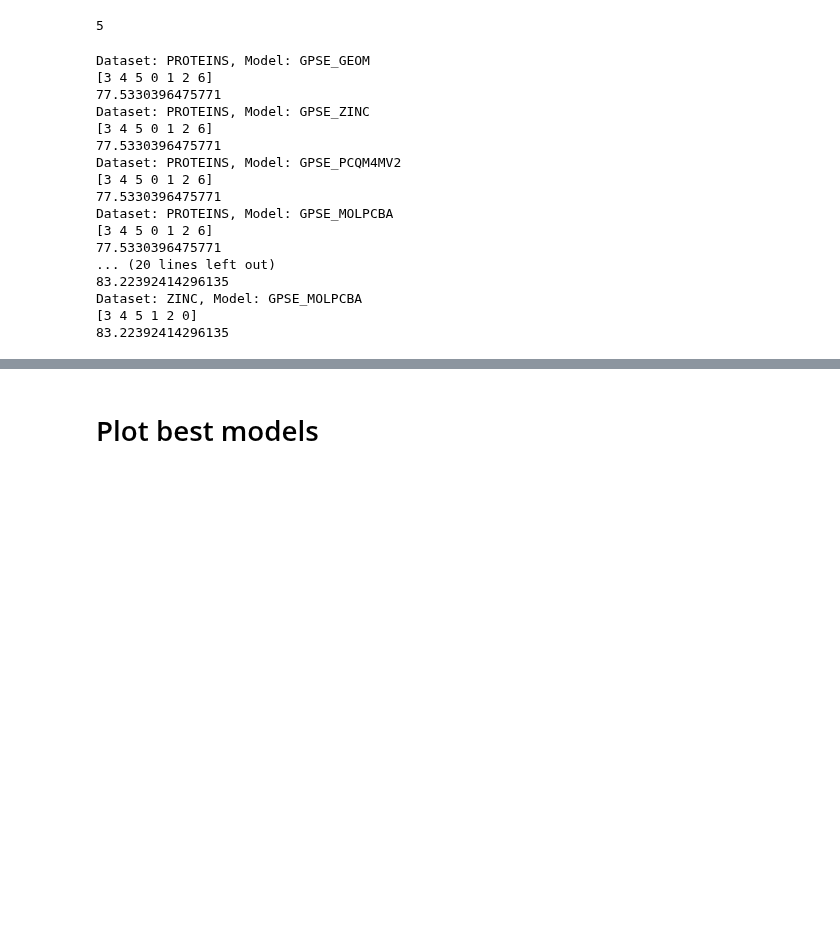
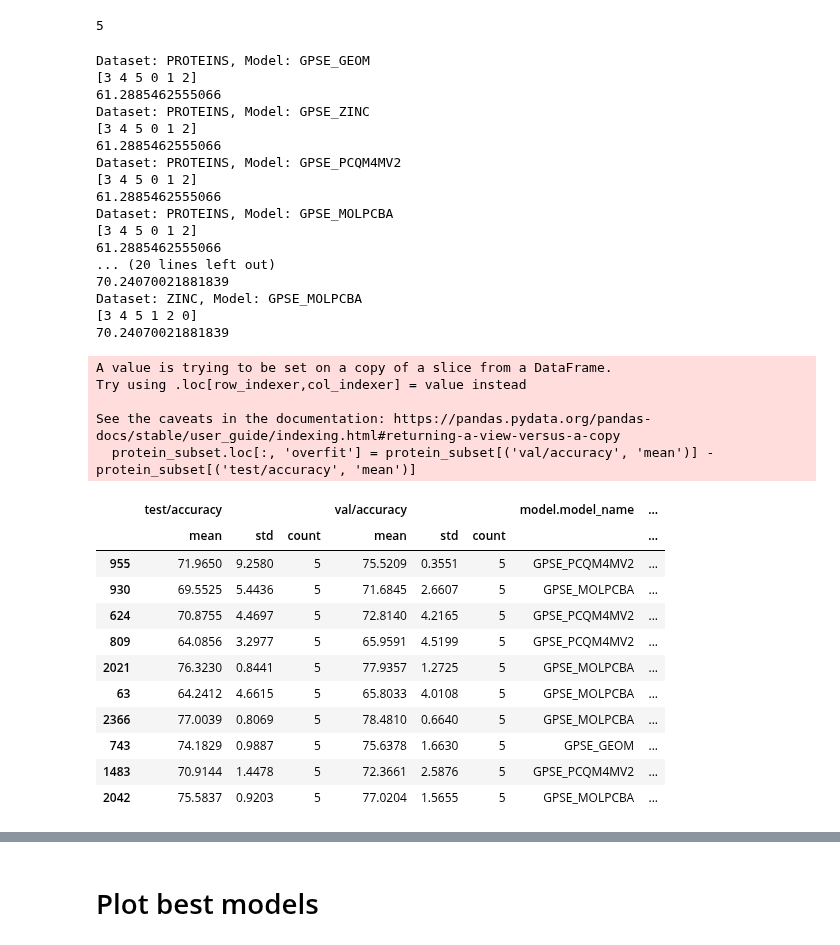
Before and after one commit to geometric-intelligence/TopoBench, a Jupyter notebook: result_processing.ipynb, the cells around one changed output, grey strips where cells are left out. Cells and saved outputs as stored; diff of their text form; code cells hidden in the pictures; blank space fills up the shorter version.

```diff
--- a/result_processing.ipynb
+++ b/result_processing.ipynb
@@ -299,8 +299,8 @@ for dataset in datasets:
         print(f"Dataset: {dataset}, Model: {model}")
         print(aggregated[(eval_metric, 'count')].unique())
         #print(aggregated['dataset.split_params.data_seed'].unique())
-        print((aggregated[(eval_metric, 'count')] >= 4).sum() / len(aggregated) * 100)
-        aggregated = aggregated[aggregated[(eval_metric, 'count')] >= 4]
+        print((aggregated[(eval_metric, 'count')] >= 5).sum() / len(aggregated) * 100)
+        aggregated = aggregated[aggregated[(eval_metric, 'count')] >= 5]
         #print(len(aggregated[aggregated['seed'] > 4]))
         aggregated = aggregated.sort_values(
                 by=(eval_metric, "mean"), ascending=(direction == 'min')
@@ -395,20 +395,42 @@ for dataset in datasets:
 #         plt.close()
 # %% [output]
 Dataset: PROTEINS, Model: GPSE_GEOM
-[3 4 5 0 1 2 6]
-77.5330396475771
+[3 4 5 0 1 2]
+61.2885462555066
 Dataset: PROTEINS, Model: GPSE_ZINC
-[3 4 5 0 1 2 6]
-77.5330396475771
+[3 4 5 0 1 2]
+61.2885462555066
 Dataset: PROTEINS, Model: GPSE_PCQM4MV2
-[3 4 5 0 1 2 6]
-77.5330396475771
+[3 4 5 0 1 2]
+61.2885462555066
 Dataset: PROTEINS, Model: GPSE_MOLPCBA
-[3 4 5 0 1 2 6]
-77.5330396475771
+[3 4 5 0 1 2]
+61.2885462555066
 ... (20 lines left out)
-83.22392414296135
+70.24070021881839
 Dataset: ZINC, Model: GPSE_MOLPCBA
 [3 4 5 1 2 0]
-83.22392414296135
+70.24070021881839
+# %%
+protein_subset = collect_subsets['NCI1'][['test/accuracy', 'val/accuracy', 'model.model_name', 'transforms.sann_encoding.neighborhoods', 'model.backbone.n_layers']]
+protein_subset.loc[:, 'overfit'] = protein_subset[('val/accuracy', 'mean')] - protein_subset[('test/accuracy', 'mean')]
+protein_subset.sort_values(by='overfit', ascending=False).head(10)
+# %% [output]
+A value is trying to be set on a copy of a slice from a DataFrame.
+Try using .loc[row_indexer,col_indexer] = value instead
+
+See the caveats in the documentation: https://pandas.pydata.org/pandas-docs/stable/user_guide/indexing.html#returning-a-view-versus-a-copy
+  protein_subset.loc[:, 'overfit'] = protein_subset[('val/accuracy', 'mean')] - protein_subset[('test/accuracy', 'mean')]
+|  | test/accuracy |  |  | val/accuracy |  |  | model.model_name | ... |
+|  | mean | std | count | mean | std | count |  | ... |
+| 955 | 71.9650 | 9.2580 | 5 | 75.5209 | 0.3551 | 5 | GPSE_PCQM4MV2 | ... |
+| 930 | 69.5525 | 5.4436 | 5 | 71.6845 | 2.6607 | 5 | GPSE_MOLPCBA | ... |
+| 624 | 70.8755 | 4.4697 | 5 | 72.8140 | 4.2165 | 5 | GPSE_PCQM4MV2 | ... |
+| 809 | 64.0856 | 3.2977 | 5 | 65.9591 | 4.5199 | 5 | GPSE_PCQM4MV2 | ... |
+| 2021 | 76.3230 | 0.8441 | 5 | 77.9357 | 1.2725 | 5 | GPSE_MOLPCBA | ... |
+| 63 | 64.2412 | 4.6615 | 5 | 65.8033 | 4.0108 | 5 | GPSE_MOLPCBA | ... |
+| 2366 | 77.0039 | 0.8069 | 5 | 78.4810 | 0.6640 | 5 | GPSE_MOLPCBA | ... |
+| 743 | 74.1829 | 0.9887 | 5 | 75.6378 | 1.6630 | 5 | GPSE_GEOM | ... |
+| 1483 | 70.9144 | 1.4478 | 5 | 72.3661 | 2.5876 | 5 | GPSE_PCQM4MV2 | ... |
+| 2042 | 75.5837 | 0.9203 | 5 | 77.0204 | 1.5655 | 5 | GPSE_MOLPCBA | ... |
 # %%
```
Also changed, not shown: parts of 5 cells of this notebook.
